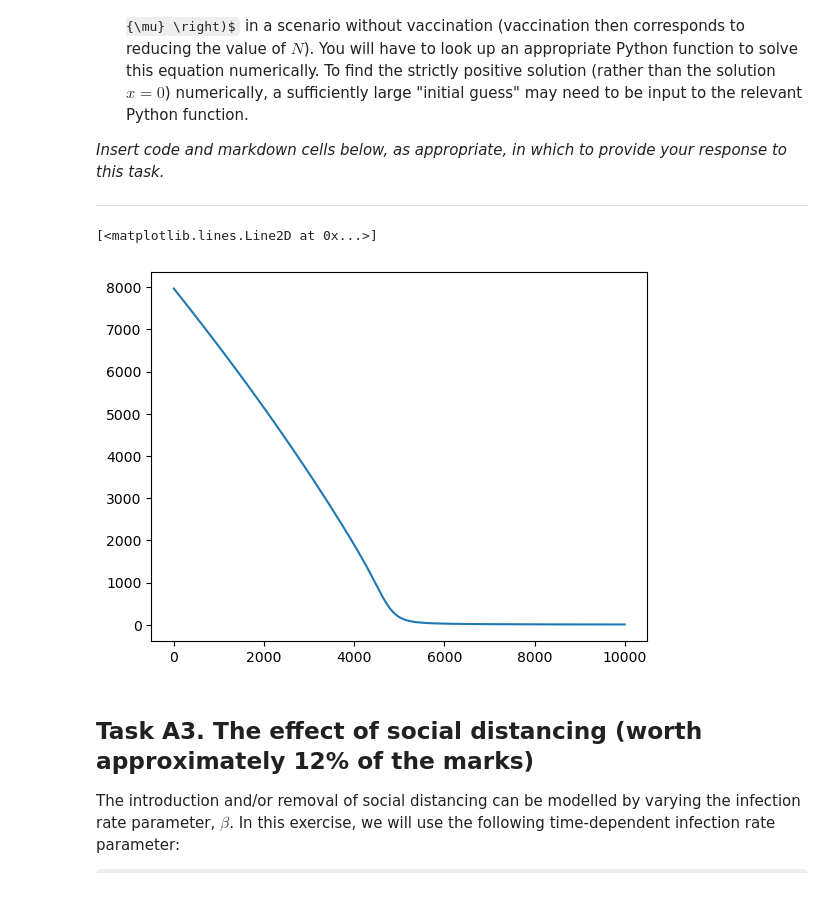
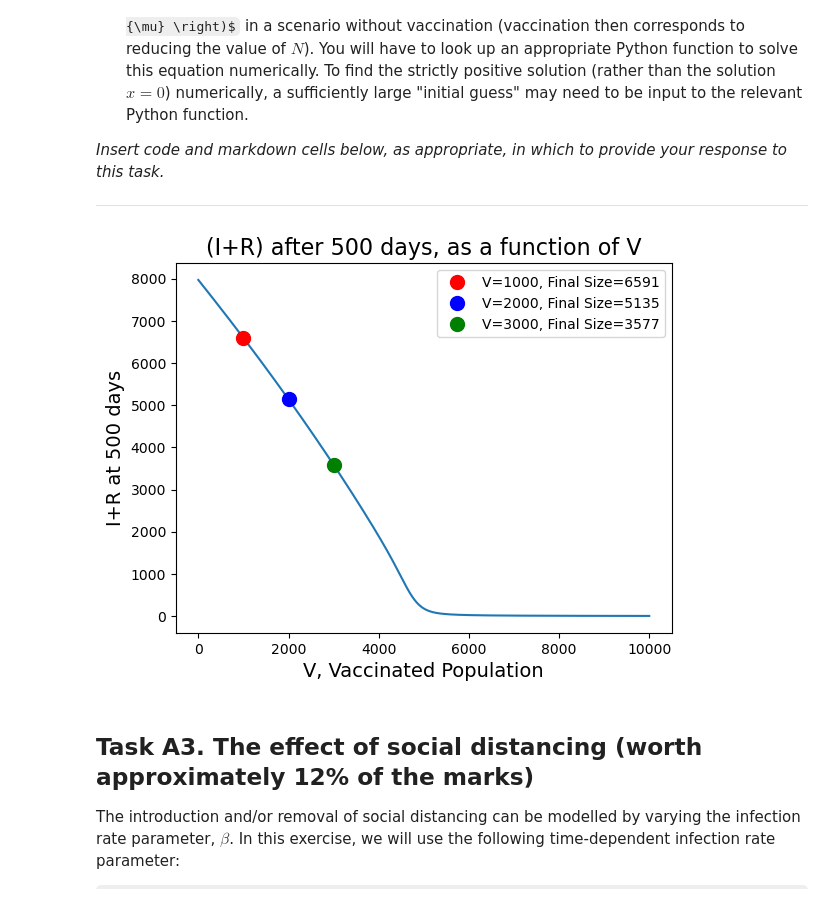
Before and after one commit to Mehchu/Epidemiology-project, a Jupyter notebook: Epidemiology_Project_Specification.ipynb, the cells around one changed output. Drawn from its saved outputs; the diff is of its cells as text; code cells hidden in the pictures; some formulas as TeX source.

Commit message:
A2: Final sizes calculated, Graph ammended. A1: SIR in betas for loop -> SIR2

```diff
--- a/Epidemiology_Project_Specification.ipynb
+++ b/Epidemiology_Project_Specification.ipynb
@@ -140,7 +141,7 @@ plt.title("I-beta dependence", fontsize = 16)
 maxIs = np.array([])
 
 for b in betas:
-    def SIR(y, t):
+    def SIR2(y, t):
         # returns RHS of the SIR model
         S, I, R = y
 
@@ -154,7 +155,7 @@ for b in betas:
 
         return Sdot, Idot, Rdot
 
-    y_sol = odeint(SIR, y0, t)
+    y_sol = odeint(SIR2, y0, t)
 
     I = y_sol[:,1]
     maxI = I.max()
@@ -184,47 +185,59 @@ Details:
 
 ---
 # %%
-# Setting up the problem & Solving the ODE #
-## The SIR function can be used from A1 as we can define its input values as
-## S=N-I-R-V, I, R
+
+# --- Setting up the problem & Solving the ODE for varying v --- #
+
+#The SIR function can be used from A1 as we can define its input values with
+#S=N-I-R-V, I, R
+
+#Set-up of timegrid, range of V, constants
+beta = 2*(10**-5)
+mu = 0.1
 t = np.linspace(0, 500, 1000)
 V=range((10**4-5)+1)
-
-def SIR(y, t):
-    # returns RHS of the SIR model
-    S, I, R = y
-
-    beta = 2*(10**-5)
-    mu = 0.1
-
-    N = S + I + R
-    Sdot = -beta * S * I
-    Idot = beta * S * I - mu * I
-    Rdot = mu * I
-
-    return Sdot, Idot, Rdot
-
 total=[]
 
+#For loop solving (I+R) at 500 days for different V values
 for v in V:
-
     S0 = 10**4 - 5 - v
     I0 = 5
     R0 = 0
     y0 = np.array([S0, I0, R0])
 
     y_solvac = odeint(SIR, y0, t)
 
     S = y_solvac[:,0]
     I = y_solvac[:,1]
     R = y_solvac[:,2]
 
     total.append(I[-1]+R[-1])
 
+# --- Calculating Final Size for given V values --- #
+
+V_=[1000, 2000, 3000]
+fsizelst=[]
+
+#For loop using newton() to solve for Final Size
+for v in V_:
+    def fsize(R):
+        return R-(10**4-v)+(10**4-v)*np.exp((-beta*R)/mu)
+
+    fsizelst.append(newton(fsize, 10**4))
+
+# --- Plotting the graph --- #
+
 plt.plot(V, total)
+plt.xlabel("V, Vaccinated Population", fontsize = 14)
+plt.ylabel("I+R at 500 days", fontsize = 14)
+plt.title("(I+R) after 500 days, as a function of V", fontsize = 16)
+plt.plot(V[1000], total[1000], 'ro', markersize=10, label = "V=1000, Final Size="+str(int(np.floor(fsizelst[0]))))
+plt.plot(V[2000], total[2000], 'bo', markersize=10, label = "V=2000, Final Size="+str(int(np.floor(fsizelst[1]))))
+plt.plot(V[3000], total[3000], 'go', markersize=10, label = "V=3000, Final Size="+str(int(np.floor(fsizelst[2]))))
+plt.legend(fontsize = 10)
+plt.show()
 # %% [output]
-[<matplotlib.lines.Line2D at 0x...>]
-[figure, old version]
+[figure, new version]
 # %% [markdown]
 ## Task A3. The effect of social distancing (worth approximately 12% of the marks)
 
```
Also changed, not shown: parts of 1 cell of this notebook.
